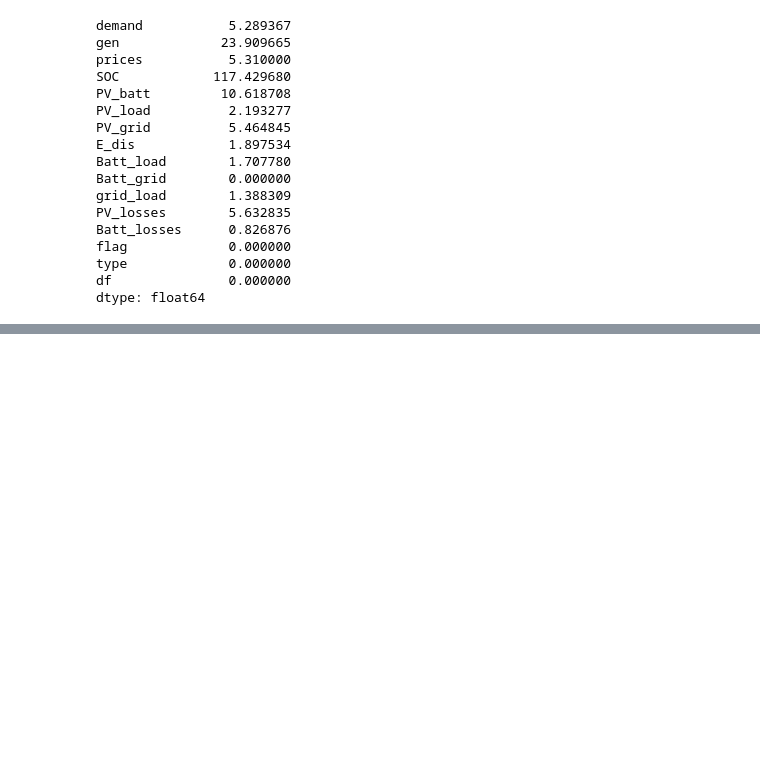
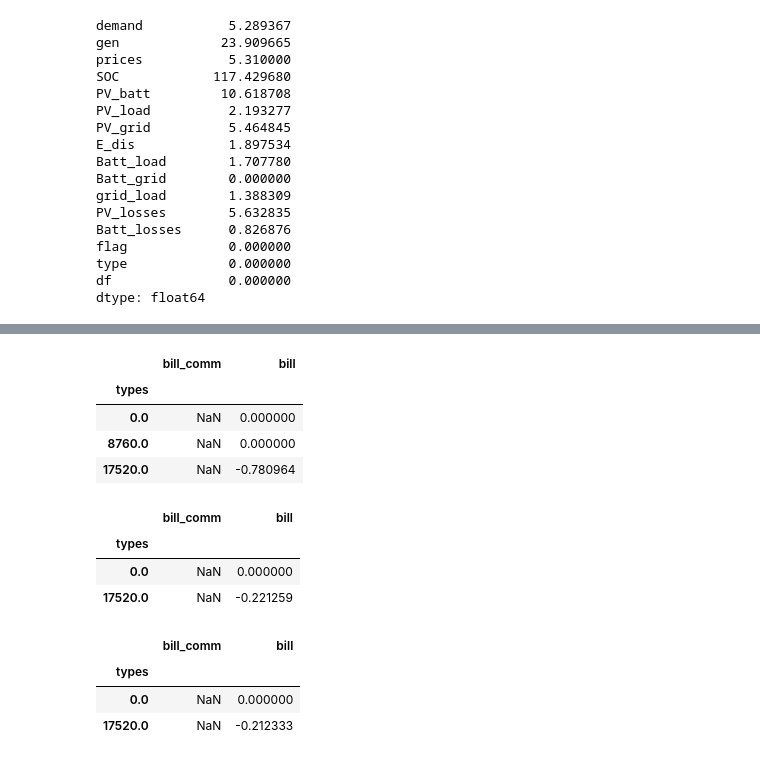
Before and after one commit to alefunxo/Solar_communities, a Jupyter notebook: Untitled.ipynb, the cells around one changed output, grey strips where cells are left out. Drawn from its saved outputs; the diff is of its cells as text; code cells hidden in the pictures; blank space fills up the shorter version.

```diff
--- a/Untitled.ipynb
+++ b/Untitled.ipynb
@@ -764,0 +844,22 @@ dtype: float64
+# %%
+df_25.groupby(df_25.types).mean().pct_change(axis=1)
+# %% [output]
+|  | bill_comm | bill |
+| types |  |  |
+| 0.0 | NaN | 0.000000 |
+| 8760.0 | NaN | 0.000000 |
+| 17520.0 | NaN | -0.780964 |
+# %%
+df_100.groupby(df_100.types).median().pct_change(axis=1)
+# %% [output]
+|  | bill_comm | bill |
+| types |  |  |
+| 0.0 | NaN | 0.000000 |
+| 17520.0 | NaN | -0.221259 |
+# %%
+df_100.groupby(df_100.types).mean().pct_change(axis=1)
+# %% [output]
+|  | bill_comm | bill |
+| types |  |  |
+| 0.0 | NaN | 0.000000 |
+| 17520.0 | NaN | -0.212333 |
```
Also changed, not shown: parts of 21 cells of this notebook, 1 other file.
